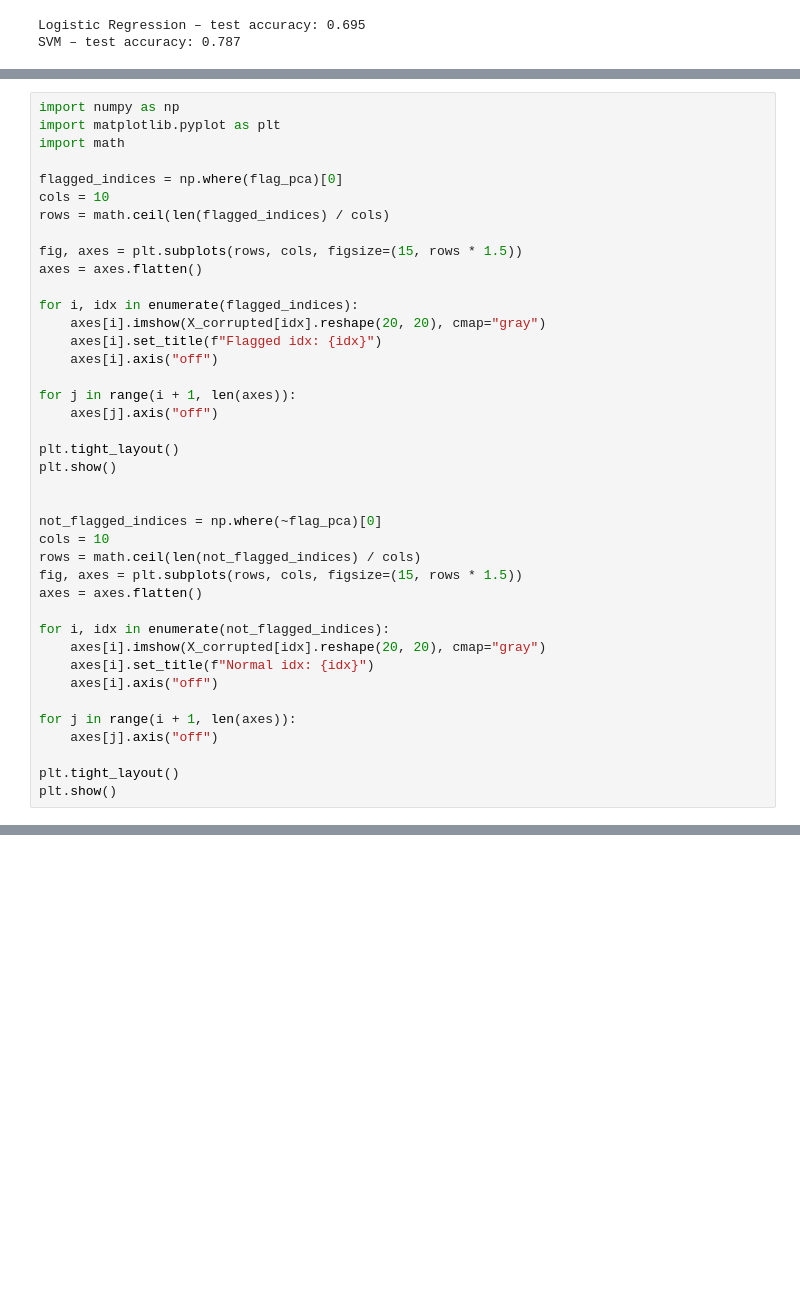
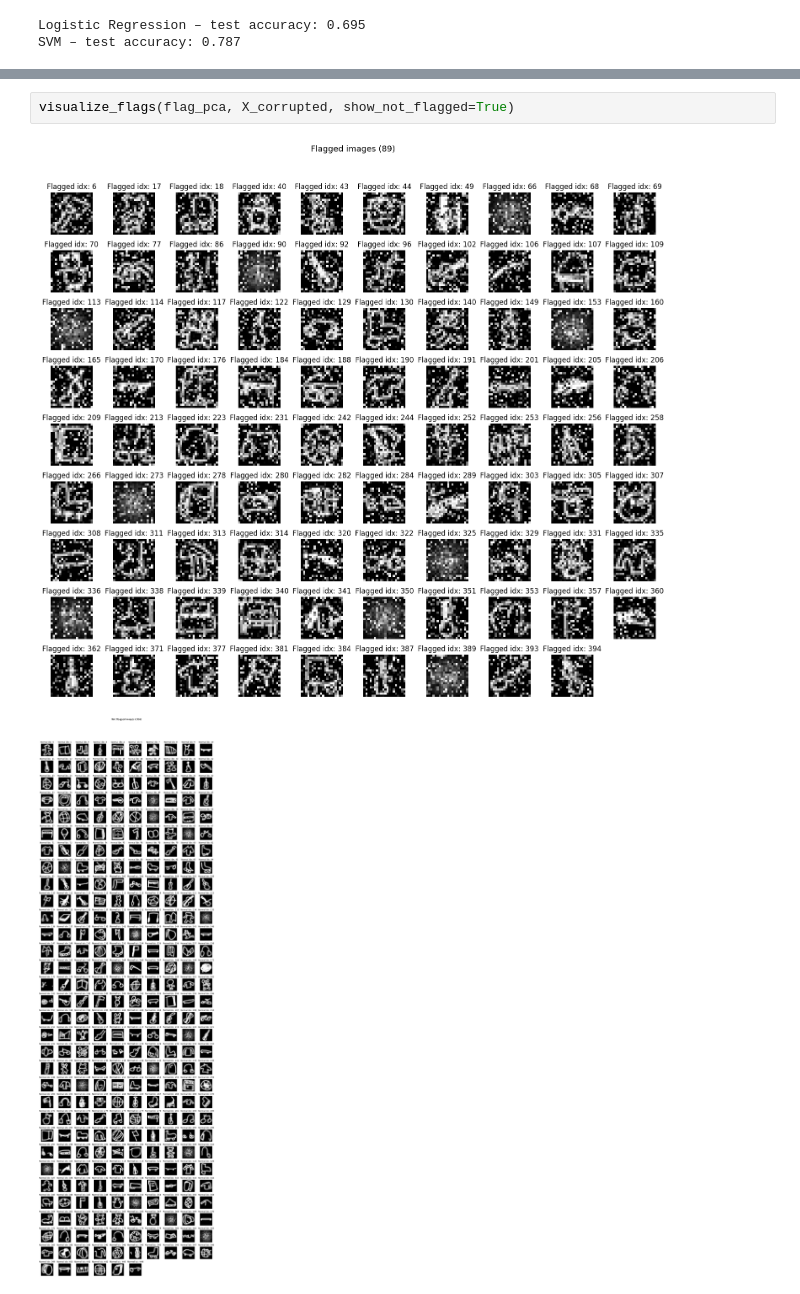
Before and after one commit to KamilMatyjaszczyk/GiftRecog, a Jupyter notebook: GiftRec.ipynb, the cells around one changed output, grey strips where cells are left out. Saved outputs shown, nothing was run; the diff lists cells and outputs as text; blank space fills up the shorter version.

```diff
--- a/GiftRec.ipynb
+++ b/GiftRec.ipynb
@@ -238,41 +264 @@ Threshold by PCA only : 0.0512
 Flagged by PCA only: 89 / 405
-# %%
-import numpy as np
-import matplotlib.pyplot as plt
-import math
-
-flagged_indices = np.where(flag_pca)[0]
-cols = 10
-rows = math.ceil(len(flagged_indices) / cols)
-
-fig, axes = plt.subplots(rows, cols, figsize=(15, rows * 1.5))
-axes = axes.flatten()
-
-for i, idx in enumerate(flagged_indices):
-    axes[i].imshow(X_corrupted[idx].reshape(20, 20), cmap="gray")
-    axes[i].set_title(f"Flagged idx: {idx}")
-    axes[i].axis("off")
-
-for j in range(i + 1, len(axes)):
-    axes[j].axis("off")
-
-plt.tight_layout()
-plt.show()
-
-
-not_flagged_indices = np.where(~flag_pca)[0]
-cols = 10
-rows = math.ceil(len(not_flagged_indices) / cols)
-fig, axes = plt.subplots(rows, cols, figsize=(15, rows * 1.5))
-axes = axes.flatten()
-
-for i, idx in enumerate(not_flagged_indices):
-    axes[i].imshow(X_corrupted[idx].reshape(20, 20), cmap="gray")
-    axes[i].set_title(f"Normal idx: {idx}")
-    axes[i].axis("off")
-
-for j in range(i + 1, len(axes)):
-    axes[j].axis("off")
-
-plt.tight_layout()
-plt.show()
@@ -281,0 +317,5 @@ plt.show()
+# %%
+visualize_flags(flag_pca, X_corrupted, show_not_flagged=True)
+# %% [output]
+[figure, added]
+[figure, added]
```
Also changed, not shown: parts of 23 cells of this notebook.
